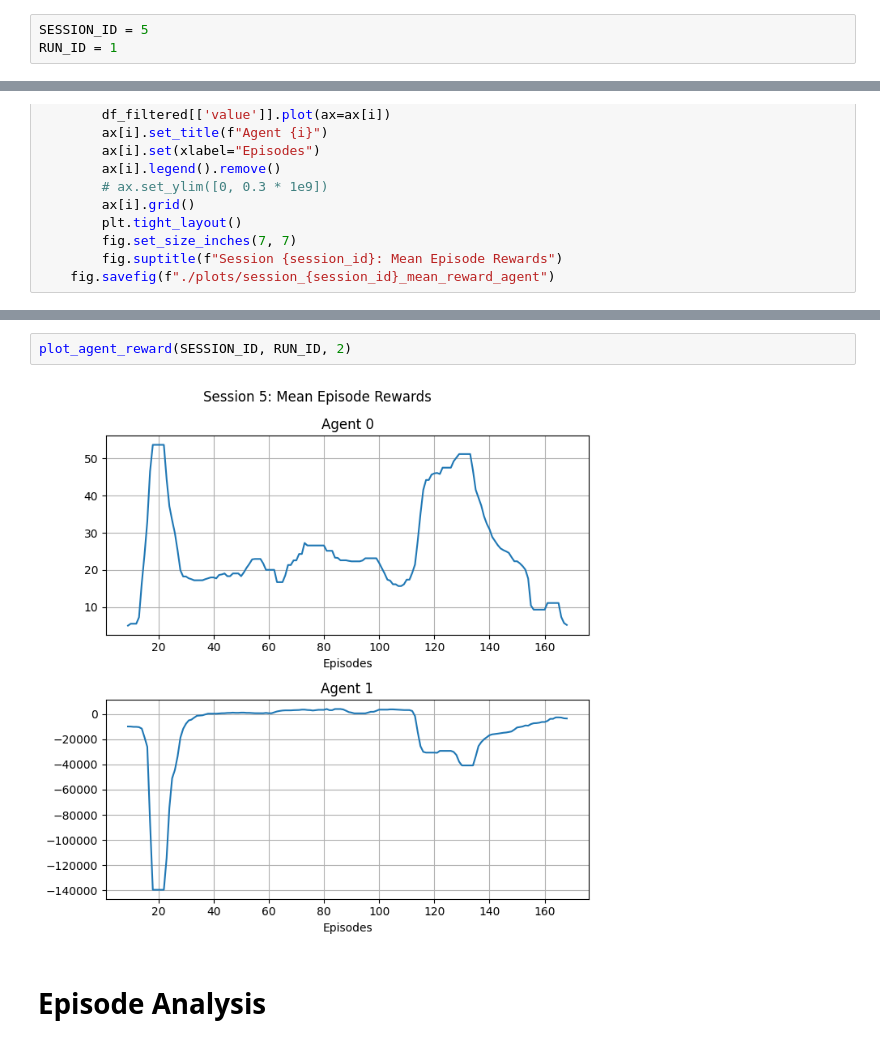
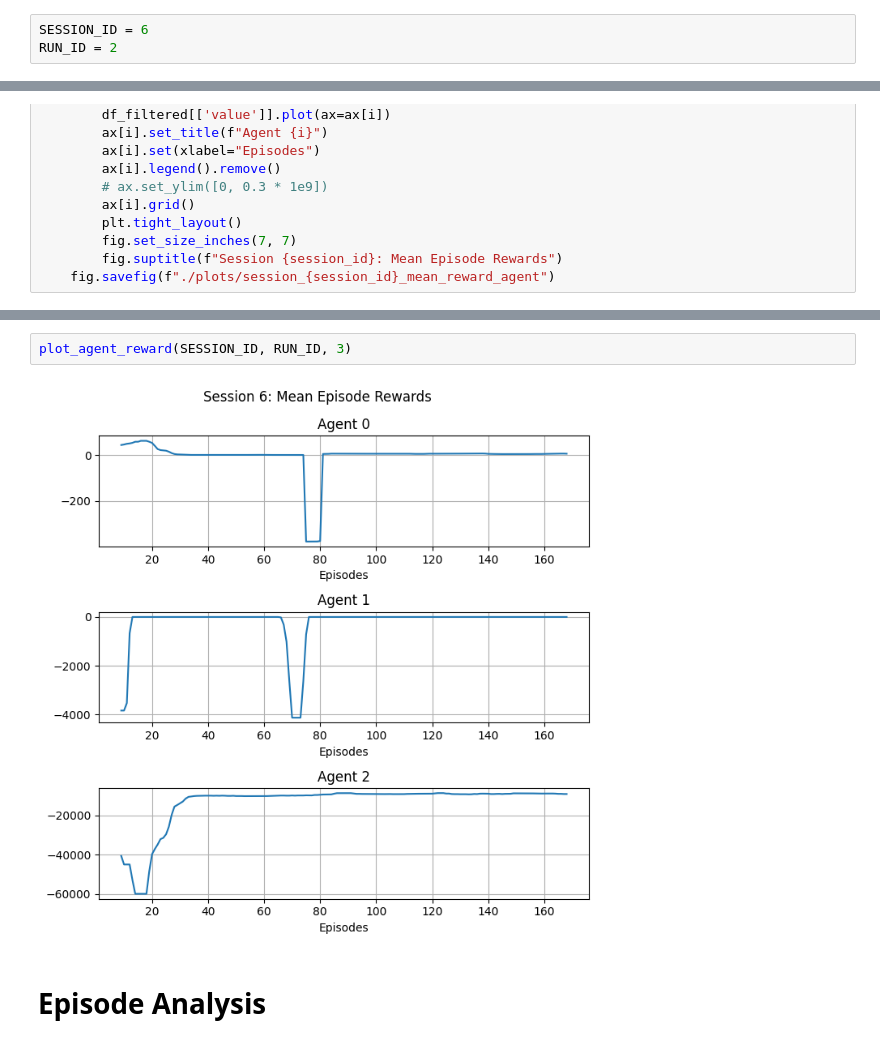
Before and after one commit to buehrerc/MAAC-auto-gov, a Jupyter notebook: analysis/generate_plots.ipynb, the cells around one changed output, grey strips where cells are left out. Saved outputs shown, nothing was run; the diff lists cells and outputs as text.

Commit message:
new supply_opportunity_cost reward function plus different run

```diff
--- a/analysis/generate_plots.ipynb
+++ b/analysis/generate_plots.ipynb
@@ -6,8 +6,8 @@ from generate_plots import convert_tb_data
 # %% [markdown]
 # Plot Loss
 # %%
-SESSION_ID = 5
-RUN_ID = 1
+SESSION_ID = 6
+RUN_ID = 2
 # %%
 def generate_plot(df, col_name, title=None, filter_outliers=False, rolling_mean=False):
     df_filtered = df[df.name == col_name].reset_index(drop=True)
@@ -85,7 +89,7 @@ plot_agent_loss(SESSION_ID, RUN_ID, 2)
 # %%
-plot_agent_reward(SESSION_ID, RUN_ID, 2)
+plot_agent_reward(SESSION_ID, RUN_ID, 3)
 # %% [output]
-[figure, old version]
+[figure, new version]
 # %% [markdown]
 # Episode Analysis
 # %%
```
Also changed, not shown: parts of 5 cells of this notebook, 7 other files.
